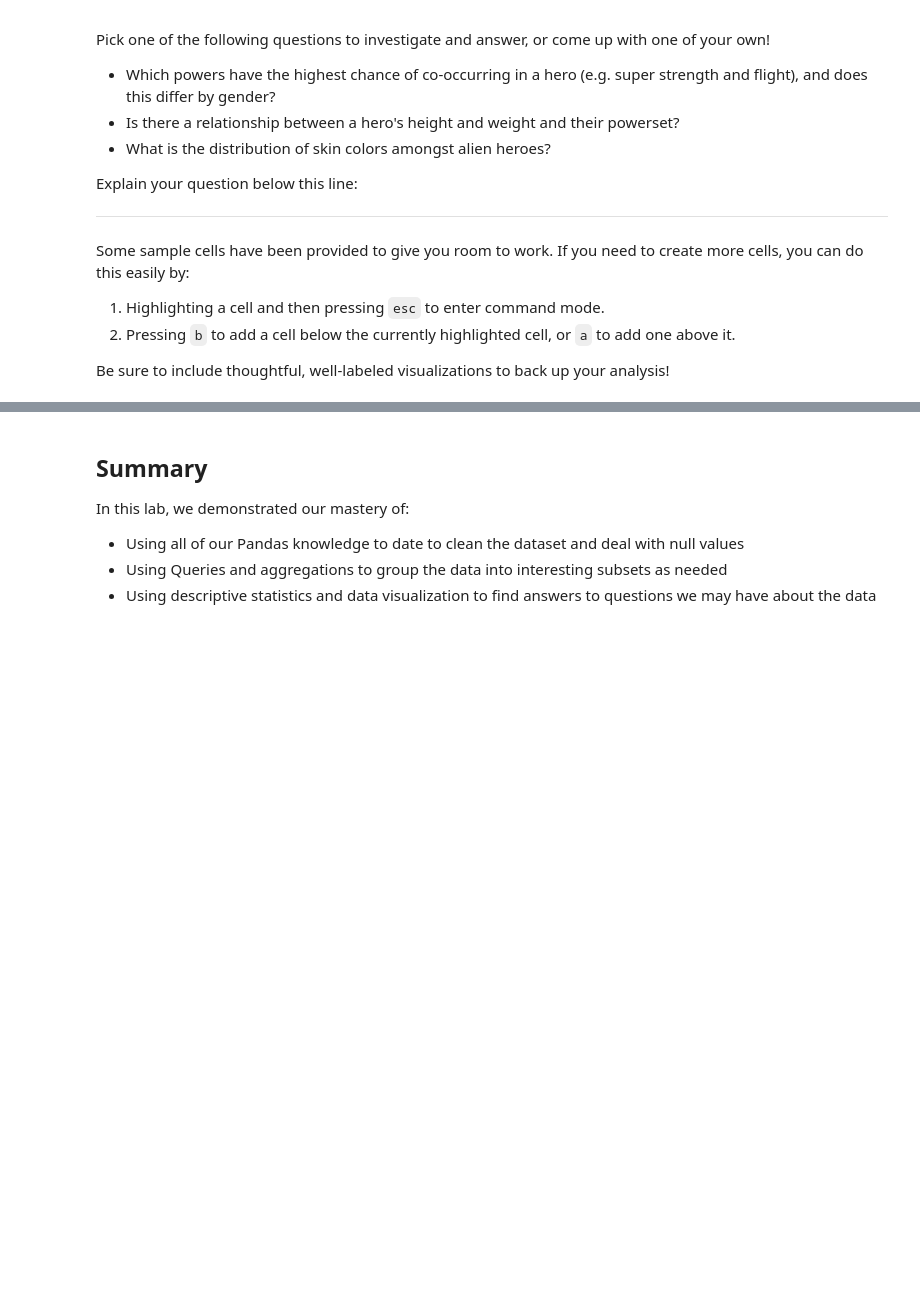
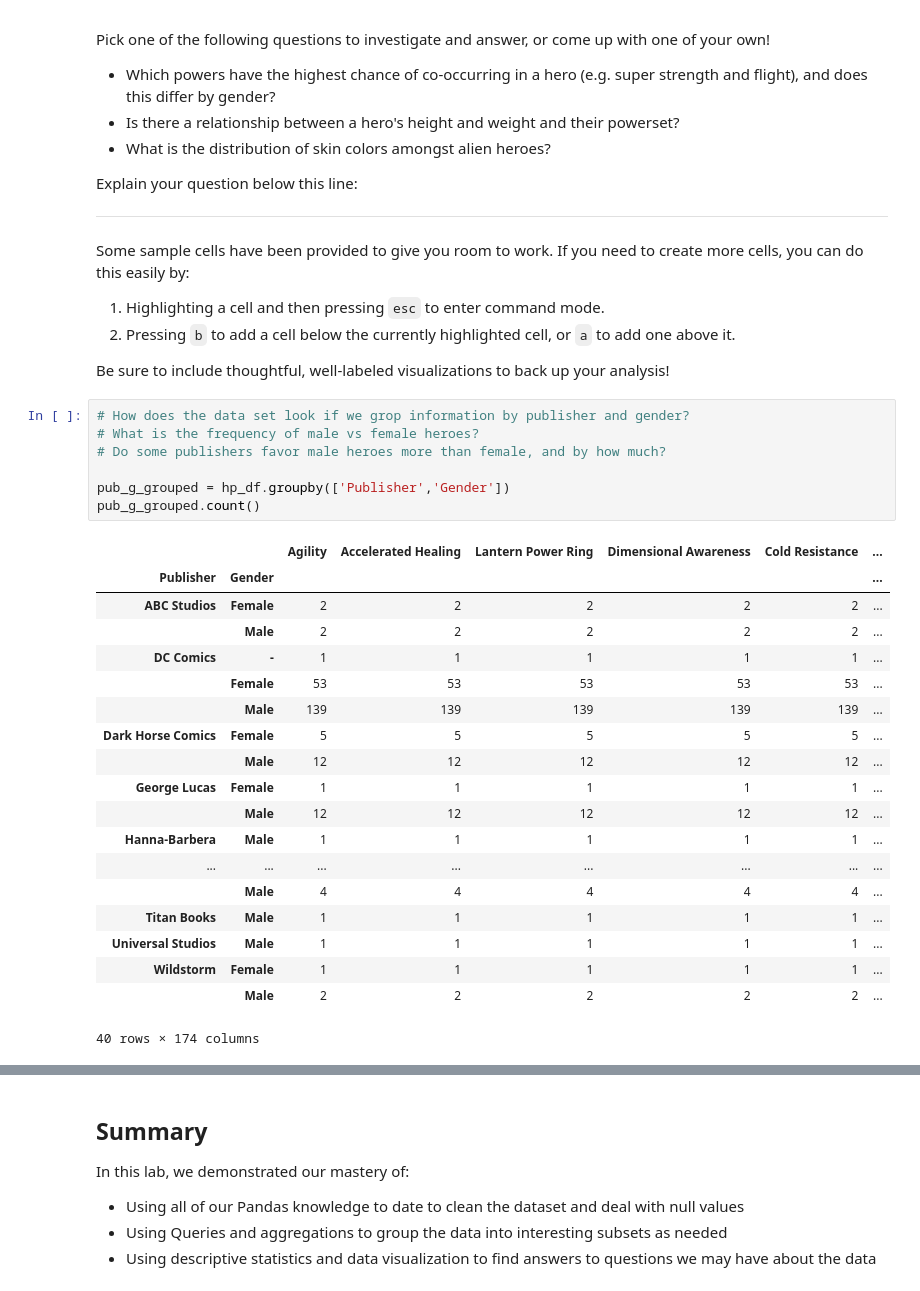
Before and after one commit to rab175/dsc-data-cleaning-project-online-ds-pt-071519, a Jupyter notebook: index.ipynb, the cells around one changed output, grey strips where cells are left out. Cells and saved outputs as stored; diff of their text form; blank space fills up the shorter version.

```diff
--- a/index.ipynb
+++ b/index.ipynb
@@ -512,3 +512,30 @@ Some sample cells have been provided to give you room to work. If you need to cr
 1. Pressing `b` to add a cell below the currently highlighted cell, or `a` to add one above it.
 
 Be sure to include thoughtful, well-labeled visualizations to back up your analysis!
+# %%
+# How does the data set look if we grop information by publisher and gender?
+# What is the frequency of male vs female heroes?
+# Do some publishers favor male heroes more than female, and by how much?
+
+pub_g_grouped = hp_df.groupby(['Publisher','Gender'])
+pub_g_grouped.count()
+# %% [output]
+|  |  | Agility | Accelerated Healing | Lantern Power Ring | Dimensional Awareness | Cold Resistance | ... |
+| Publisher | Gender |  |  |  |  |  | ... |
+| ABC Studios | Female | 2 | 2 | 2 | 2 | 2 | ... |
+|  | Male | 2 | 2 | 2 | 2 | 2 | ... |
+| DC Comics | - | 1 | 1 | 1 | 1 | 1 | ... |
+|  | Female | 53 | 53 | 53 | 53 | 53 | ... |
+|  | Male | 139 | 139 | 139 | 139 | 139 | ... |
+| Dark Horse Comics | Female | 5 | 5 | 5 | 5 | 5 | ... |
+|  | Male | 12 | 12 | 12 | 12 | 12 | ... |
+| George Lucas | Female | 1 | 1 | 1 | 1 | 1 | ... |
+|  | Male | 12 | 12 | 12 | 12 | 12 | ... |
+| Hanna-Barbera | Male | 1 | 1 | 1 | 1 | 1 | ... |
+| ... | ... | ... | ... | ... | ... | ... | ... |
+|  | Male | 4 | 4 | 4 | 4 | 4 | ... |
+| Titan Books | Male | 1 | 1 | 1 | 1 | 1 | ... |
+| Universal Studios | Male | 1 | 1 | 1 | 1 | 1 | ... |
+| Wildstorm | Female | 1 | 1 | 1 | 1 | 1 | ... |
+|  | Male | 2 | 2 | 2 | 2 | 2 | ... |
+40 rows × 174 columns
```
Also changed, not shown: parts of 8 cells of this notebook.
